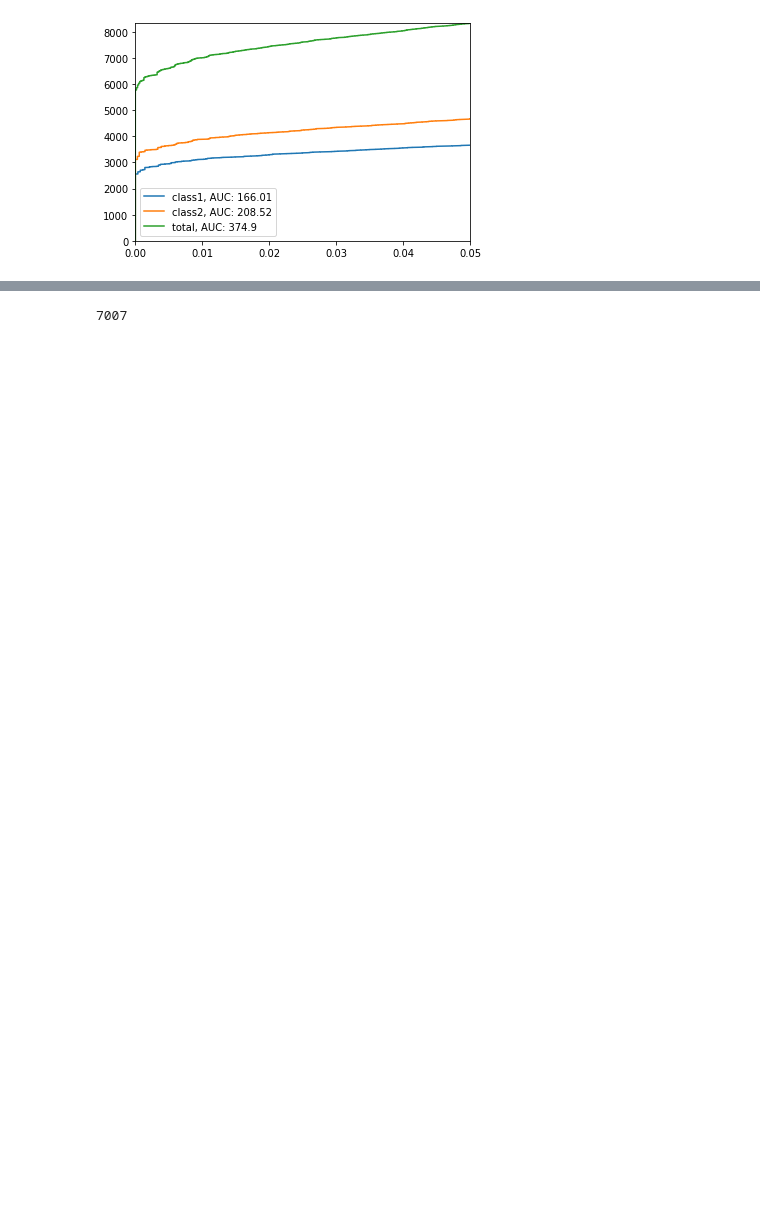
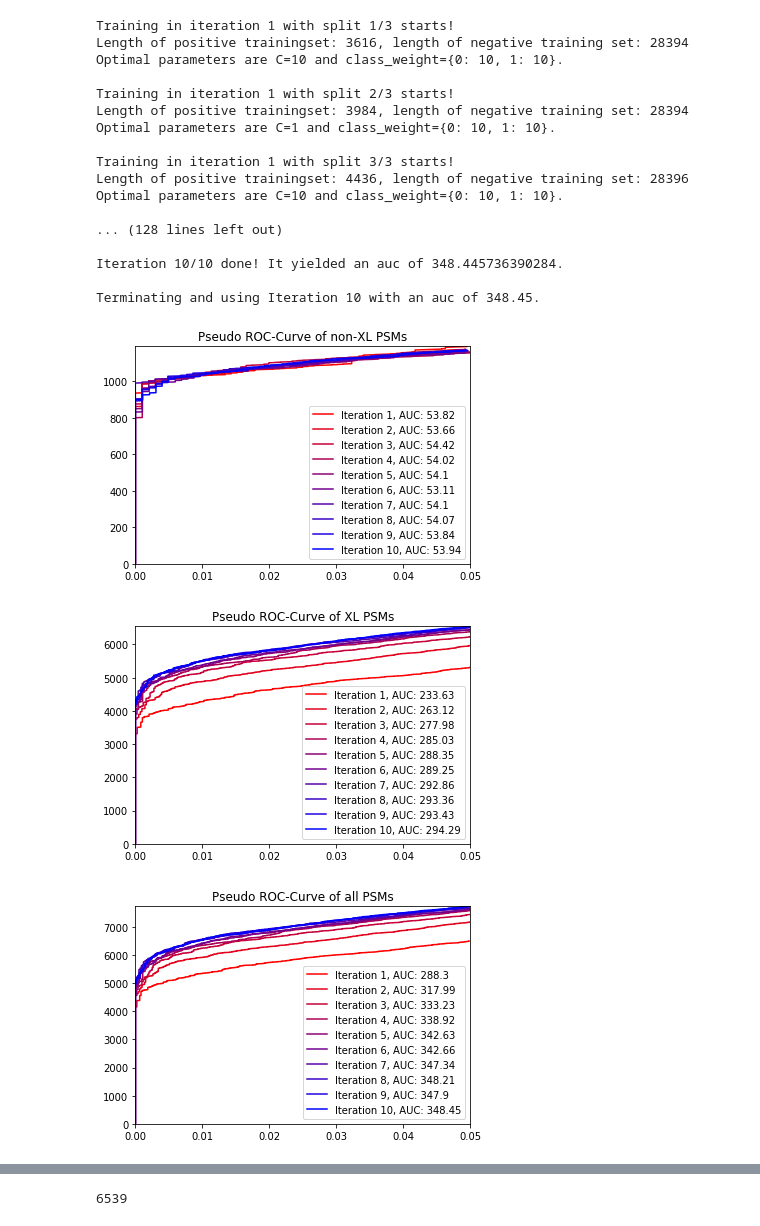
Before and after one commit to emilpaulitz/Bachelor-Thesis, a Jupyter notebook: src/Main.ipynb, the cells around one changed output, grey strips where cells are left out. Cells and saved outputs as stored; diff of their text form; code cells hidden in the pictures; blank space fills up the shorter version.

```diff
--- a/src/Main.ipynb
+++ b/src/Main.ipynb
@@ -69,9 +20,27 @@ Wall time: 3min 54s
-# %%
-pseudoROC(pxl, label = 'class1')
-pseudoROC(pnxl, label = 'class2')
-p = pd.concat([pxl,pnxl])
-p = ph.calcQ(p, 'q-val', addXlQ = False, ascending = True)
-pseudoROC(p, label = 'total')
-plt.savefig('Test.png')
-# %% [output]
-[figure, removed]
+# %%
+%%time
+
+saveName = ''
+
+p = percolator_experimental(dSlow, idCol, features, plotSaveName = saveName)
+# %% [output]
+Training in iteration 1 with split 1/3 starts!
+Length of positive trainingset: 3616, length of negative training set: 28394
+Optimal parameters are C=10 and class_weight={0: 10, 1: 10}.
+
+Training in iteration 1 with split 2/3 starts!
+Length of positive trainingset: 3984, length of negative training set: 28394
+Optimal parameters are C=1 and class_weight={0: 10, 1: 10}.
+
+Training in iteration 1 with split 3/3 starts!
+Length of positive trainingset: 4436, length of negative training set: 28396
+Optimal parameters are C=10 and class_weight={0: 10, 1: 10}.
+
+... (128 lines left out)
+
+Iteration 10/10 done! It yielded an auc of 348.445736390284.
+
+Terminating and using Iteration 10 with an auc of 348.45.
+[figure, added]
+[figure, added]
+[figure, added]
@@ -78,4 +48,4 @@ plt.savefig('Test.png')
 # %%
-len(p.loc[p['q-val'] < 0.01])
+len(p.loc[p['q-val'] <= 0.01])
 # %% [output]
-7007
+6539
```
Also changed, not shown: parts of 3 cells of this notebook, 11 other files.
